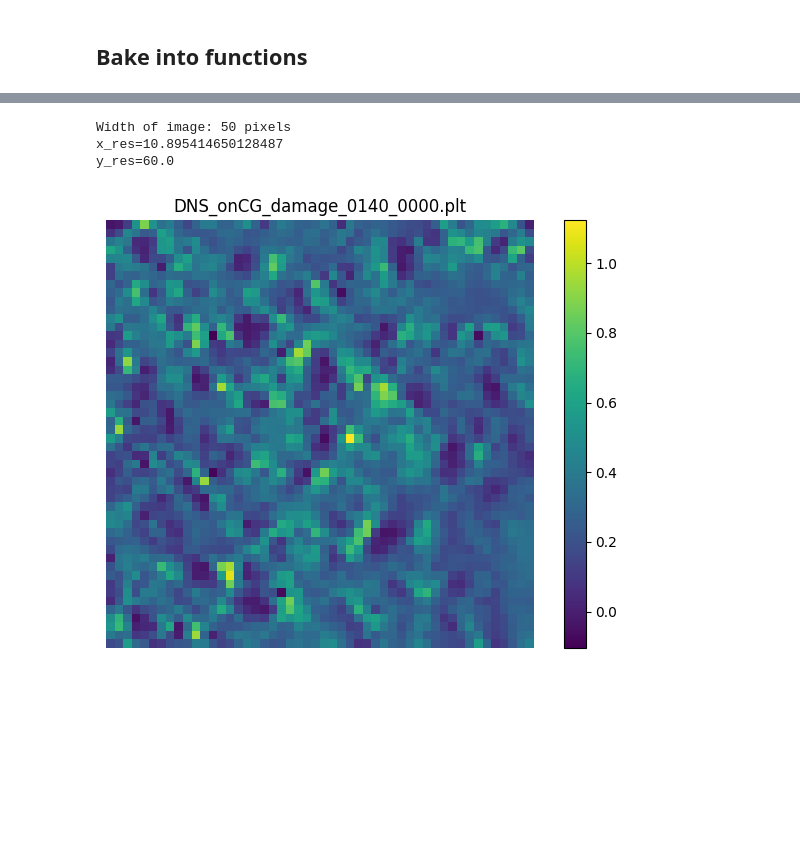
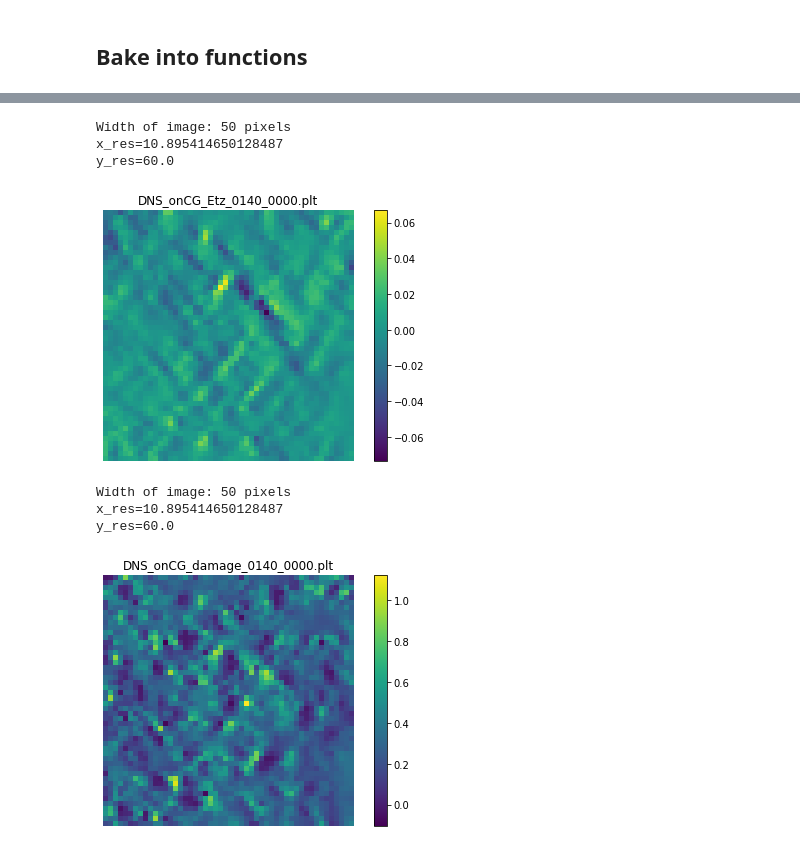
Before and after one commit to GusBusDraws/mhe-analysis, a Jupyter notebook: nbs/47-load-dic.ipynb, the cells around one changed output, grey strips where cells are left out. Saved outputs shown, nothing was run; the diff lists cells and outputs as text; code cells hidden in the pictures; blank space fills up the shorter version.

```diff
--- a/nbs/47-load-dic.ipynb
+++ b/nbs/47-load-dic.ipynb
@@ -13,7 +13,7 @@ from skimage import measure
 ### Load .plt
 # %%
 dic_path = Path(
-    r"C:\Users\cgusb\Research\mhe-analysis\data\DIC_Etz_0800_0000.plt")
+    r"C:\Users\gusb\Research\mhe-analysis\data\I43.09\DIC_Etz_0800_0000.plt")
     # r"C:\Users\cgusb\Research\mhe-analysis\data\DIC_Etz_0800_0000.plt")
 # with open(dic_path, 'r') as f:
 #     dic = f.readlines()
@@ -237,11 +340,22 @@ y_res=208.33333333333326
+# %%
+dns_path = Path(
+    r'C:/Users/gusb/Research/mhe-analysis/data/I43.09/'
+    r'/DNS_onCG_Etz_0140_0000.plt'
+)
+fig, ax = viz_plt_img(dns_path)
+# %% [output]
+Width of image: 50 pixels
+x_res=10.895414650128487
+y_res=60.0
+[figure, added]
 # %%
 dns_path = Path(
-    r'C:/Users/cgusb/Research/mhe-analysis/data/'
+    r'C:/Users/gusb/Research/mhe-analysis/data/I43.09/'
     r'/DNS_onCG_damage_0140_0000.plt'
 )
-fig, ax = plt_as_img(dns_path)
+fig, ax = viz_plt_img(dns_path)
 # %% [output]
 Width of image: 50 pixels
 x_res=10.895414650128487
 y_res=60.0
-[figure, old version]
+[figure, new version]
```
Also changed, not shown: parts of 15 cells of this notebook, 1 other file.
